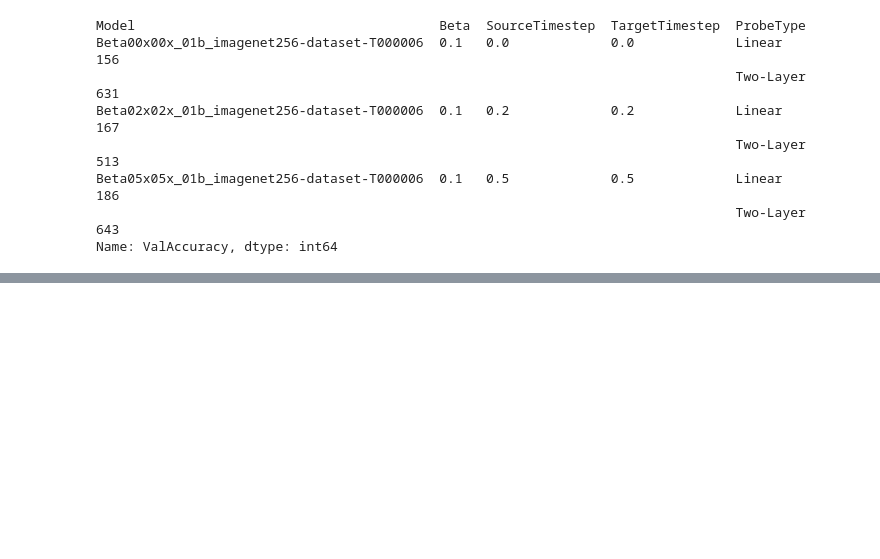
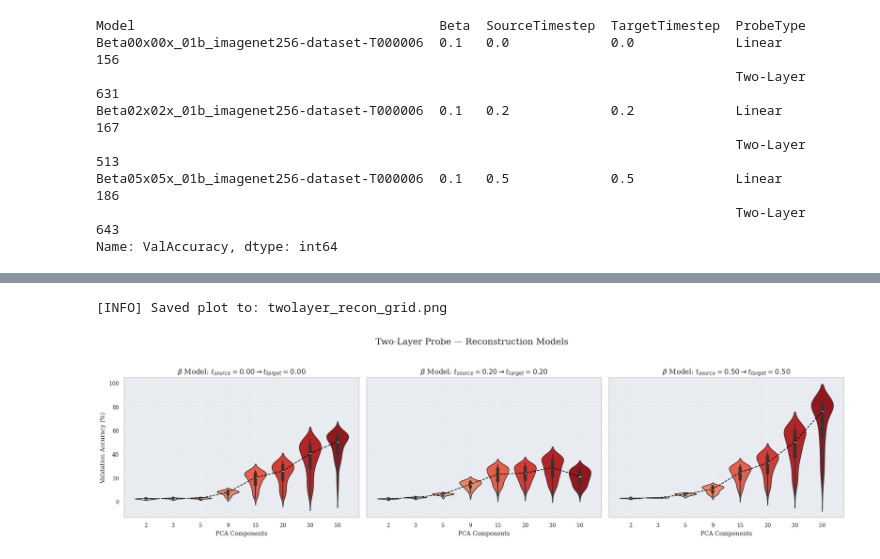
Before and after one commit to JaninaMattes/NoiseGuided-SmoothLFM, a Jupyter notebook: evaluation/plots/pca_eval_graphs.ipynb, the cells around one changed output, grey strips where cells are left out. Cells and saved outputs as stored; diff of their text form; code cells hidden in the pictures; blank space fills up the shorter version.

```diff
--- a/evaluation/plots/pca_eval_graphs.ipynb
+++ b/evaluation/plots/pca_eval_graphs.ipynb
@@ -939,0 +1017,3 @@ plot_recon_probe_grid_by_model(df, "Two-Layer", save_path="twolayer_recon_grid.p
+# %%
+plot_recon_probe_grid_by_model(df, "Two-Layer", save_path="twolayer_recon_grid.png")
+# %% [output]
@@ -939,0 +1029,2 @@ plot_recon_probe_grid_by_model(df, "Two-Layer", save_path="twolayer_recon_grid.p
+[INFO] Saved plot to: twolayer_recon_grid.png
+[figure, added]
```
Also changed, not shown: parts of 9 cells of this notebook, 22 other files.
